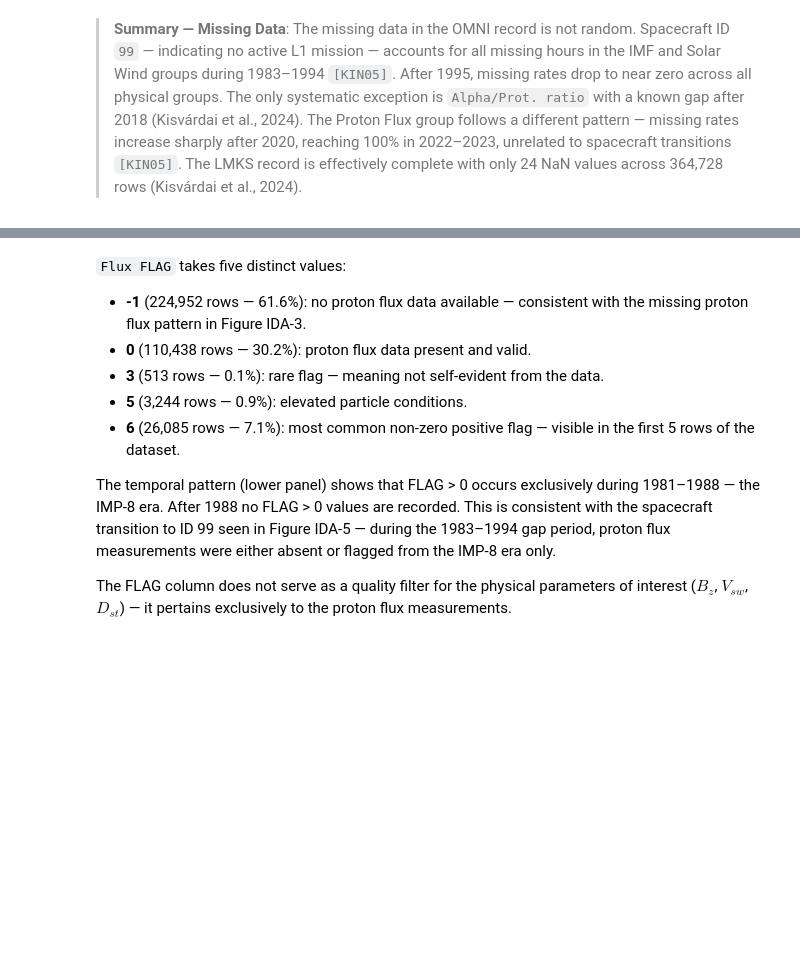
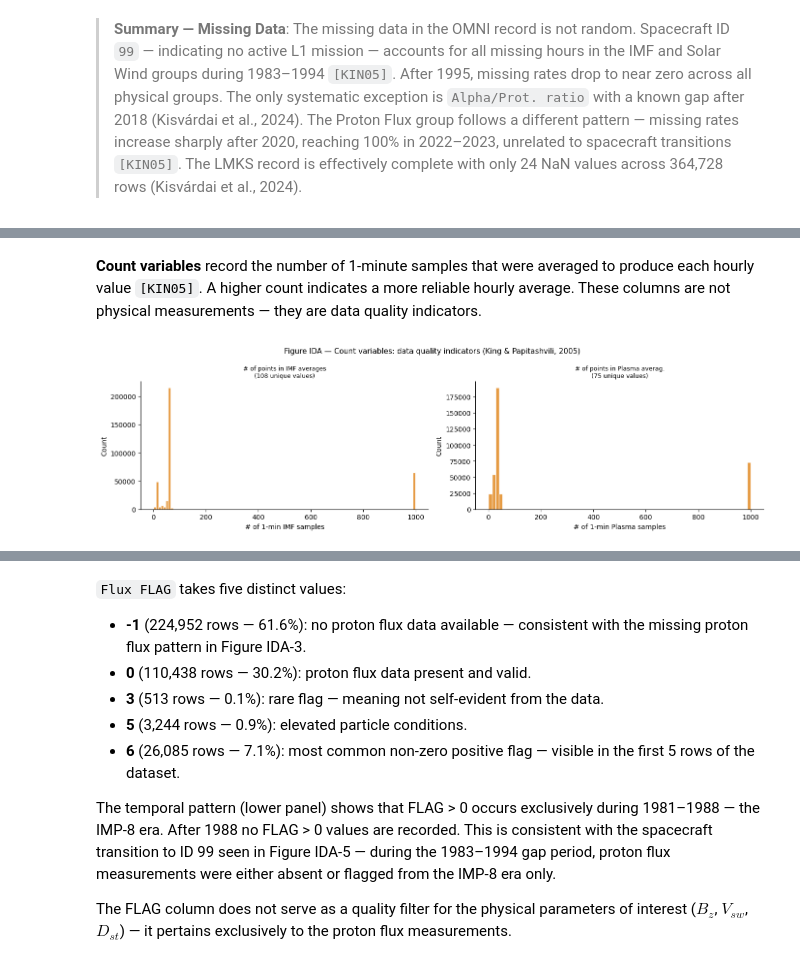
Before and after one commit to RoumenNikolov/cosmic-ray-storm-clean, a Jupyter notebook: cosmic_ray_storm_prediction.ipynb, the cells around one changed output, grey strips where cells are left out. Cells and saved outputs as stored; diff of their text form; code cells hidden in the pictures; blank space fills up the shorter version.

```diff
--- a/cosmic_ray_storm_prediction.ipynb
+++ b/cosmic_ray_storm_prediction.ipynb
@@ -620,0 +911,18 @@ The transition from ID 99 to active spacecraft in 1995 explains the sharp drop i
+# %% [markdown]
+**Count variables** record the number of 1-minute samples that were averaged to produce each hourly value `[KIN05]`. A higher count indicates a more reliable hourly average. These columns are not physical measurements — they are data quality indicators.
+# %%
+# ── IDA: Count variables — # of points in IMF and Plasma averages ────────────
+# These columns record how many 1-min samples contributed to each hourly average.
+# Higher count = more reliable measurement [KIN05].
+
+fig, axes = plt.subplots(1, 2, figsize=(14, 4))
+
+hist_plot(axes[0], '# of points in IMF averages',    '#e08214', xlabel='# of 1-min IMF samples')
+hist_plot(axes[1], '# of points in Plasma averag.',  '#e08214', xlabel='# of 1-min Plasma samples')
+
+plt.suptitle('Figure IDA — Count variables: data quality indicators (King & Papitashvili, 2005)', fontsize=11)
+plt.tight_layout()
+plt.savefig('images/fig_ida_counts.png', dpi=150, bbox_inches='tight')
+plt.show()
+# %% [output]
+[figure, added]
```
Also changed, not shown: parts of 20 cells of this notebook, 1 other file.
